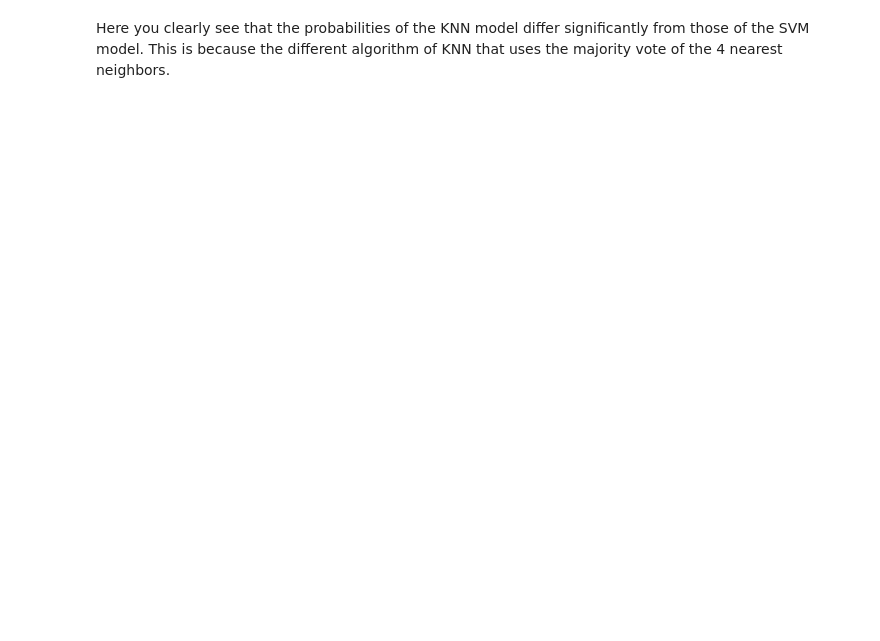
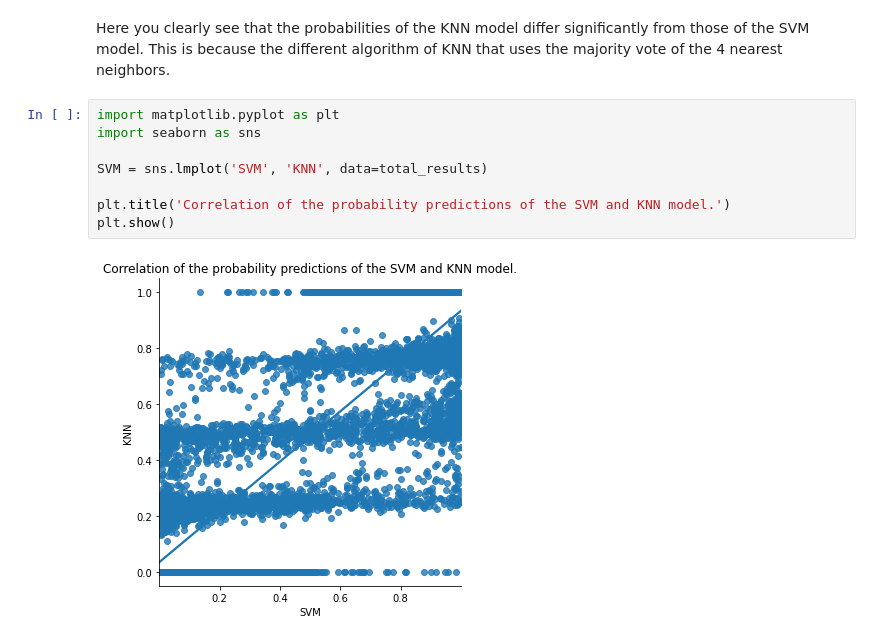
Before and after one commit to SarahGoddaer/Machine_Learning_course_UGent_D012554_kaggle, a Jupyter notebook: Kaggle_eye_blinking_prediciton.ipynb, the cells around one changed output. Saved outputs shown, nothing was run; the diff lists cells and outputs as text; blank space fills up the shorter version.

```diff
--- a/Kaggle_eye_blinking_prediciton.ipynb
+++ b/Kaggle_eye_blinking_prediciton.ipynb
@@ -642,2 +642,12 @@ plt.show()
 # %% [markdown]
 Here you clearly see that the probabilities of the KNN model differ significantly from those of the SVM model. This is because the different algorithm of KNN that uses the majority vote of the 4 nearest neighbors.
+# %%
+import matplotlib.pyplot as plt
+import seaborn as sns
+
+SVM = sns.lmplot('SVM', 'KNN', data=total_results)
+
+plt.title('Correlation of the probability predictions of the SVM and KNN model.')
+plt.show()
+# %% [output]
+[figure, added]
```
Also changed, not shown: parts of 8 cells of this notebook.
